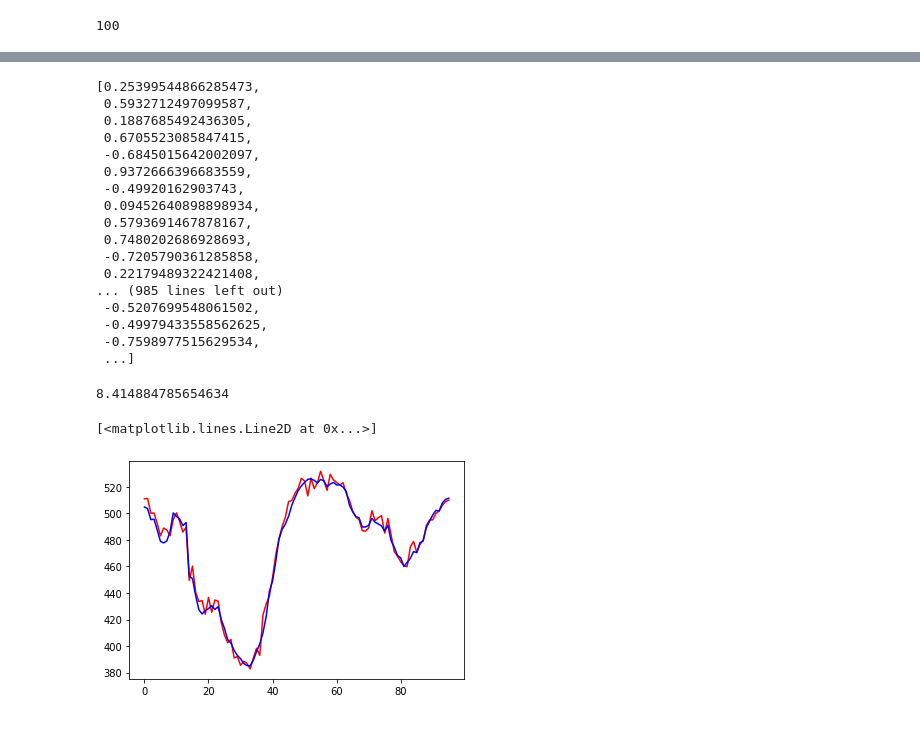
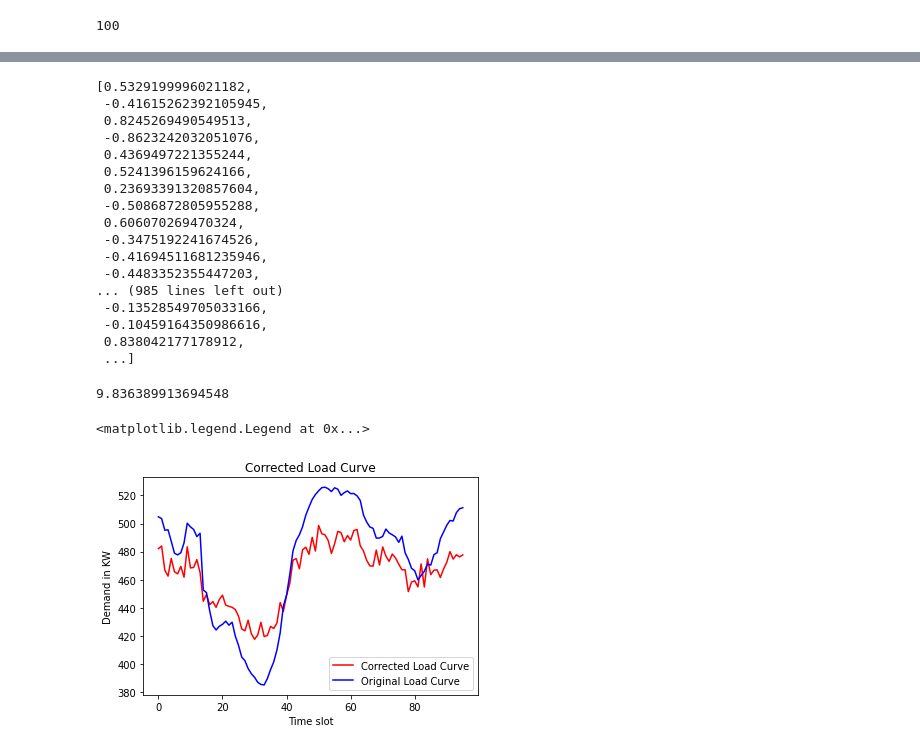
Before and after one commit to NithinSravan/fyp-ga-neuroevolution, a Jupyter notebook: FYP.ipynb, the cells around one changed output, grey strips where cells are left out. Saved outputs shown, nothing was run; the diff lists cells and outputs as text; code cells hidden in the pictures.

```diff
--- a/FYP.ipynb
+++ b/FYP.ipynb
@@ -174,7 +180,7 @@ def fitness():
   soc_value=[]
   for i in range(0,100):
     obj_fun=0
-    P_econload=450
+    P_econload=470
     reward=0
     soc=ogsoc
     ebattery=ogebattery
@@ -347,22 +356,22 @@ plt.show
 max_fitness_idx
 cars[max_fitness_idx]
 # %% [output]
-[0.25399544866285473,
- 0.5932712497099587,
- 0.1887685492436305,
- 0.6705523085847415,
- -0.6845015642002097,
- 0.9372666396683559,
- -0.49920162903743,
- 0.09452640898898934,
- 0.5793691467878167,
- 0.7480202686928693,
- -0.7205790361285858,
- 0.22179489322421408,
+[0.5329199996021182,
+ -0.41615262392105945,
+ 0.8245269490549513,
+ -0.8623242032051076,
+ 0.4369497221355244,
+ 0.5241396159624166,
+ 0.23693391320857604,
+ -0.5086872805955288,
+ 0.606070269470324,
+ -0.3475192241674526,
+ -0.41694511681235946,
+ -0.4483352355447203,
 ... (985 lines left out)
- -0.5207699548061502,
- -0.49979433558562625,
- -0.7598977515629534,
+ -0.13528549705033166,
+ -0.10459164350986616,
+ 0.838042177178912,
  ...]
 # %%
 sum_pev1=[]
@@ -375,16 +384,20 @@ for t in range(0,96):
 
 sum_pev1[20]
 # %% [output]
-8.414884785654634
+9.836389913694548
 # %%
 P_load_corrected=[]
 for i in range(0,96):
-    P_load_corrected.append( P_load[i]  +( sum_pev1[i]))
+    P_load_corrected.append( P_load[i] +225-P_load[i]/2 +( sum_pev1[i]))
 
 plt.plot(P_load_corrected,'r')
 plt.plot(P_load,'b')
+plt.title("Corrected Load Curve")
+plt.xlabel("Time slot")
+plt.ylabel("Demand in KW")
+plt.legend(["Corrected Load Curve", "Original Load Curve"], loc ="lower right")
 # %% [output]
-[<matplotlib.lines.Line2D at 0x...>]
+<matplotlib.legend.Legend at 0x...>
-[figure, old version]
+[figure, new version]
 # %%
 #P_load_corrected.append( P_load[i] +225-P_load[i]/2 +( sum_pev1[i]))
```
Also changed, not shown: parts of 5 cells of this notebook.
